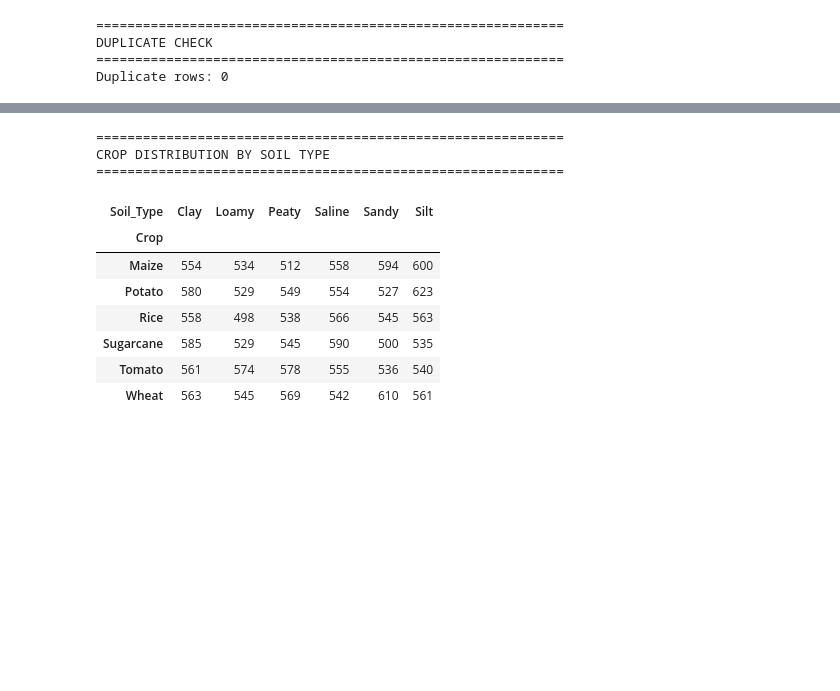
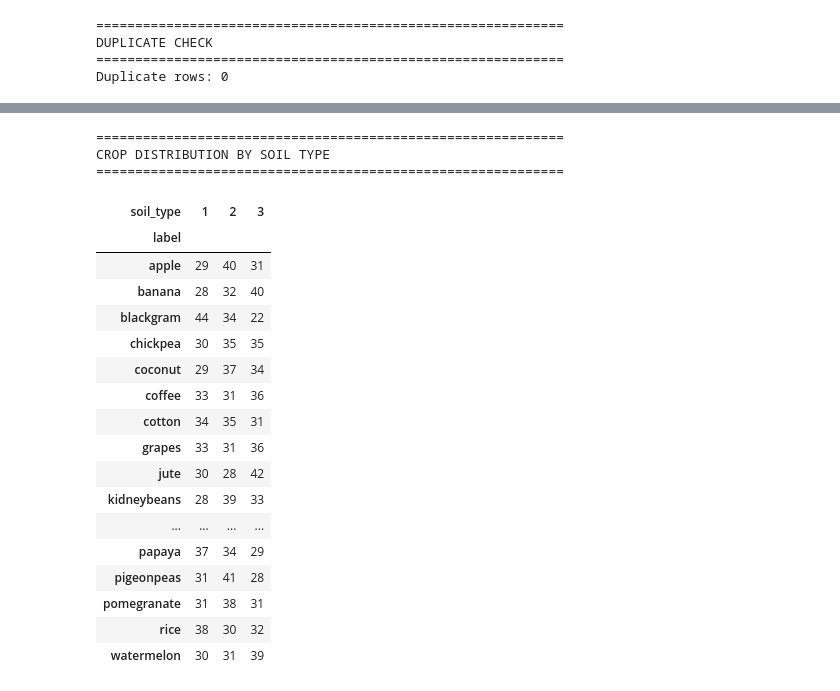
Before and after one commit to Seababy-I/Soil_Analysis, a Jupyter notebook: notebooks/02_Structured_Data_EDA.ipynb, the cells around one changed output, grey strips where cells are left out. Cells and saved outputs as stored; diff of their text form; code cells hidden in the pictures; blank space fills up the shorter version.

```diff
--- a/notebooks/02_Structured_Data_EDA.ipynb
+++ b/notebooks/02_Structured_Data_EDA.ipynb
@@ -14,7 +34,7 @@ print("Libraries imported successfully!")
 # %% [output]
 Libraries imported successfully!
 # %%
-DATA_PATH = "/content/drive/MyDrive/Soil_Analytics_Project/Data/Raw/crops_npk/crops_npk.csv"
+DATA_PATH = "/content/drive/MyDrive/Soil_Analytics_Project/Data/Raw/Structured_Data/Crop_recommendationV2.csv"
 
 print("Dataset exists:", os.path.exists(DATA_PATH))
 # %% [output]
@@ -258,24 +397,34 @@ plt.show()
 # %%
 print("=" * 60)
 print("CROP DISTRIBUTION BY SOIL TYPE")
 print("=" * 60)
 
 crop_soil = pd.crosstab(
-    df['Crop'],
-    df['Soil_Type']
+    df['label'],
+    df['soil_type']
 )
 
 display(crop_soil)
 # %% [output]
 ============================================================
 CROP DISTRIBUTION BY SOIL TYPE
 ============================================================
-| Soil_Type | Clay | Loamy | Peaty | Saline | Sandy | Silt |
-| Crop |  |  |  |  |  |  |
-| Maize | 554 | 534 | 512 | 558 | 594 | 600 |
-| Potato | 580 | 529 | 549 | 554 | 527 | 623 |
-| Rice | 558 | 498 | 538 | 566 | 545 | 563 |
-| Sugarcane | 585 | 529 | 545 | 590 | 500 | 535 |
-| Tomato | 561 | 574 | 578 | 555 | 536 | 540 |
-| Wheat | 563 | 545 | 569 | 542 | 610 | 561 |
+| soil_type | 1 | 2 | 3 |
+| label |  |  |  |
+| apple | 29 | 40 | 31 |
+| banana | 28 | 32 | 40 |
+| blackgram | 44 | 34 | 22 |
+| chickpea | 30 | 35 | 35 |
+| coconut | 29 | 37 | 34 |
+| coffee | 33 | 31 | 36 |
+| cotton | 34 | 35 | 31 |
+| grapes | 33 | 31 | 36 |
+| jute | 30 | 28 | 42 |
+| kidneybeans | 28 | 39 | 33 |
+| ... | ... | ... | ... |
+| papaya | 37 | 34 | 29 |
+| pigeonpeas | 31 | 41 | 28 |
+| pomegranate | 31 | 38 | 31 |
+| rice | 38 | 30 | 32 |
+| watermelon | 30 | 31 | 39 |
 # %%
```
Also changed, not shown: parts of 20 cells of this notebook, 7 other files.
